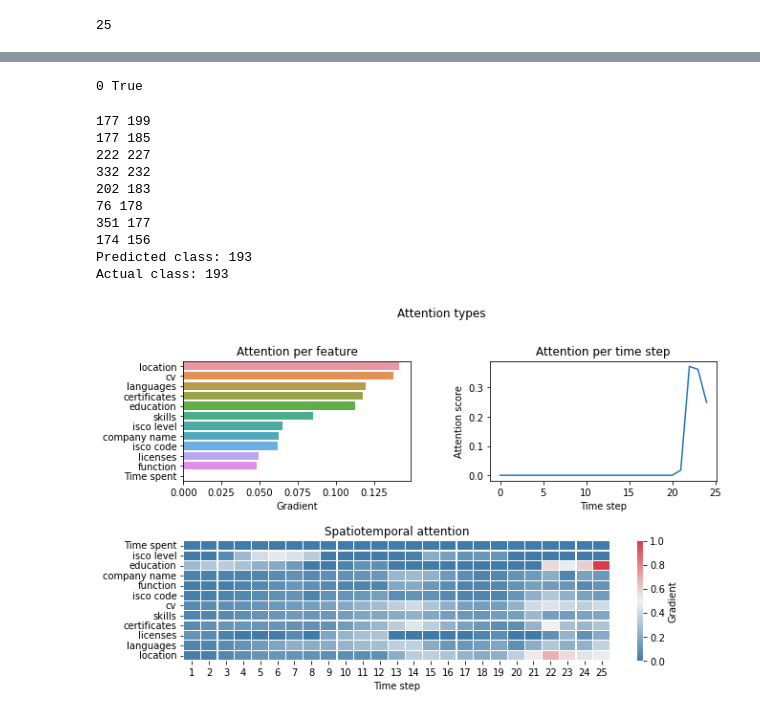
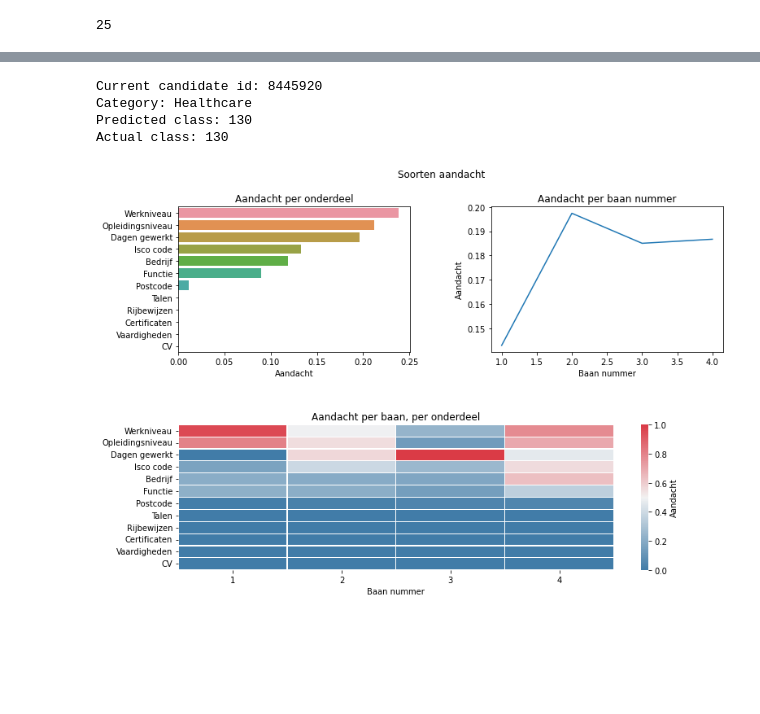
Before and after one commit to maxdata/MSc_thesis, a Jupyter notebook: Explainable/Explainable_CNN-LSTM.ipynb, the cells around one changed output, grey strips where cells are left out. Cells and saved outputs as stored; diff of their text form; code cells hidden in the pictures; blank space fills up the shorter version.

```diff
--- a/Explainable/Explainable_CNN-LSTM.ipynb
+++ b/Explainable/Explainable_CNN-LSTM.ipynb
@@ -846,10 +911,13 @@ total
+# %%
+trainloader, valloader = create_loaders(to_fill, idxs, y, split_size=0.8,
+                                        weight_type=3, batch_size=2048)
 # %%
 # total.to_csv("../results/eCNN-LSTM-results_3.csv")
 # %%
 with torch.no_grad():
     for candidate, career, job in valloader:
         career, job = career.to(device), job.to(device)
-        pred, weight = lstm(candidate, career)
+        pred, weight, _ = lstm(candidate, career)
 
         print("Batch accuracy:", (pred.argmax(1) == job).type(torch.float).mean().item())
         print()
@@ -955,7 +1023,7 @@ class Guided_backprop():
         first_layer.register_backward_hook(hook_function)
 
     def generate_gradients(self, candidate, career, target_class):
-        model_output, weight = self.model(candidate, career)
+        model_output, weight, career_duration = self.model(candidate, career)
 
         self.model.zero_grad()
         pred_class = model_output.argmax().item()
@@ -970,7 +1038,7 @@ class Guided_backprop():
         model_output.backward(grad_target_map)
 
         result = self.gradients.data[0].numpy()[0]
-        return result, weight, pred_class
+        return result, weight, pred_class, career_duration
 # %%
 device = "cpu"
 # %%
@@ -995,23 +1063,3 @@ w2v_embedding_size = 300
 embedding_sizes= [0, 1, isco_level_embedding_size, education_embedding_size, company_embedding_size, function_embedding_size,
                   isco4_embedding_size, w2v_embedding_size, skill_embedding_size, certs_embedding_size,
                   license_embedding_size, language_embedding_size, address_embedding_size]
-# %%
-def calculate_gradients(model, dataloader, batch=False, enforce_correct=False):
-    guided_bp = Guided_backprop(model.to(device))
-
-    pred_class, correct = 0, enforce_correct
-
-    while pred_class != correct:
-        print(pred_class, correct)
-        current = next(iter(dataloader))
-
-        if batch==False:
-            candidate, career = current[0][0].unsqueeze(0).to(device), current[1][0].unsqueeze(0).to(device)
-            correct = current[2][0].item()
-        else:
-            candidate, career = current[0], current[1]
-            correct = current[2]
-
-        result, weight, pred_class = guided_bp.generate_gradients(candidate, career, None)
-
-    return result, weight, pred_class, correct, career
@@ -1091,15 +1233,8 @@ def draw_explanation(model, dataloader, embedding_sizes, feature_names, batch=Fa
 # %%
-draw_explanation(lstm, valloader, embedding_sizes, feature_names, batch=False, enforce_correct=True)
+draw_explanation(lstm, trainloader, embedding_sizes, feature_names, batch=False, enforce_correct=True, group="Healthcare", min_len=3, max_len=10, lang="nl")
 # %% [output]
-0 True
+Current candidate id: 8445920
+Category: Healthcare
+Predicted class: 130
+Actual class: 130
-177 199
-177 185
-222 227
-332 232
-202 183
-76 178
-351 177
-174 156
-Predicted class: 193
-Actual class: 193
-[figure, old version]
+[figure, new version]
```
Also changed, not shown: parts of 19 cells of this notebook, 20 other files.
